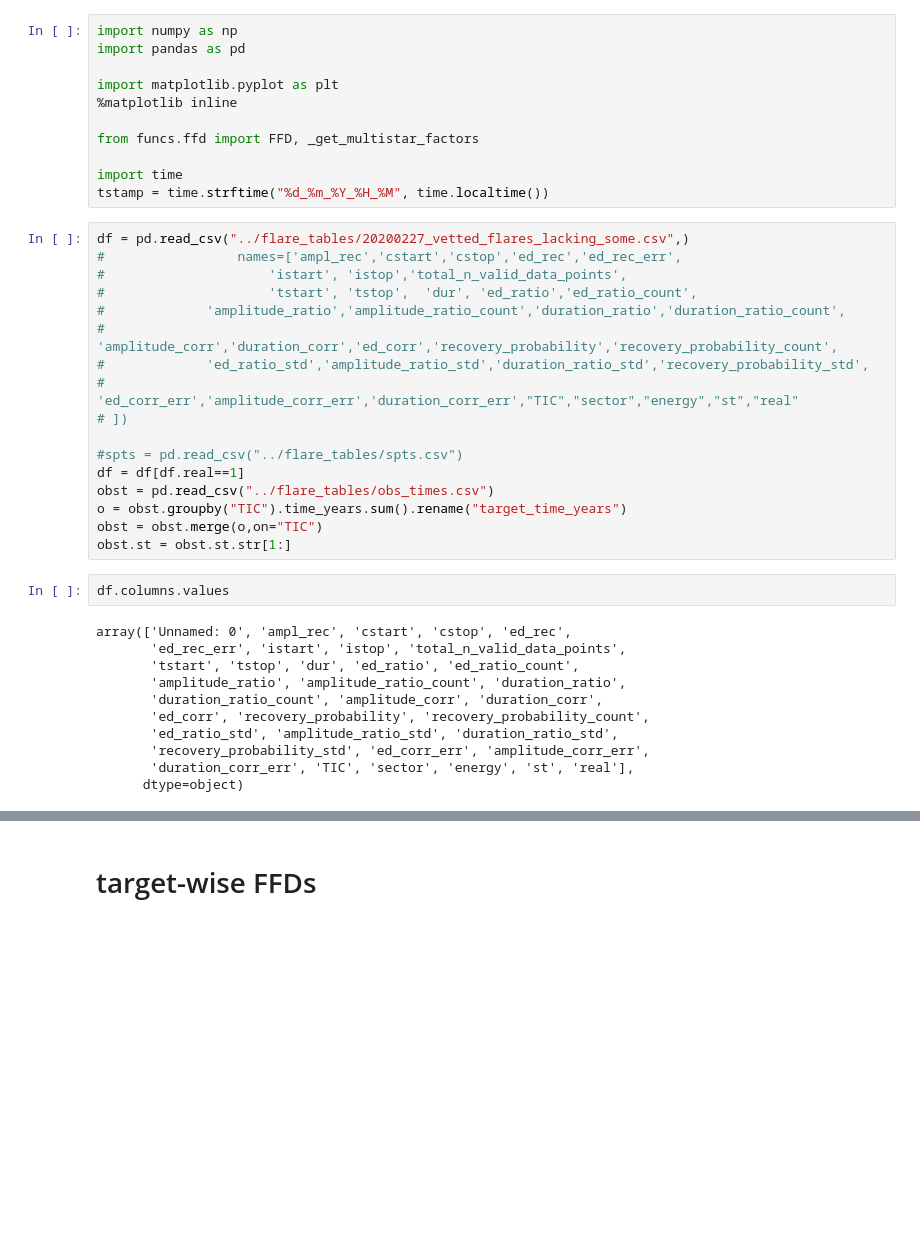
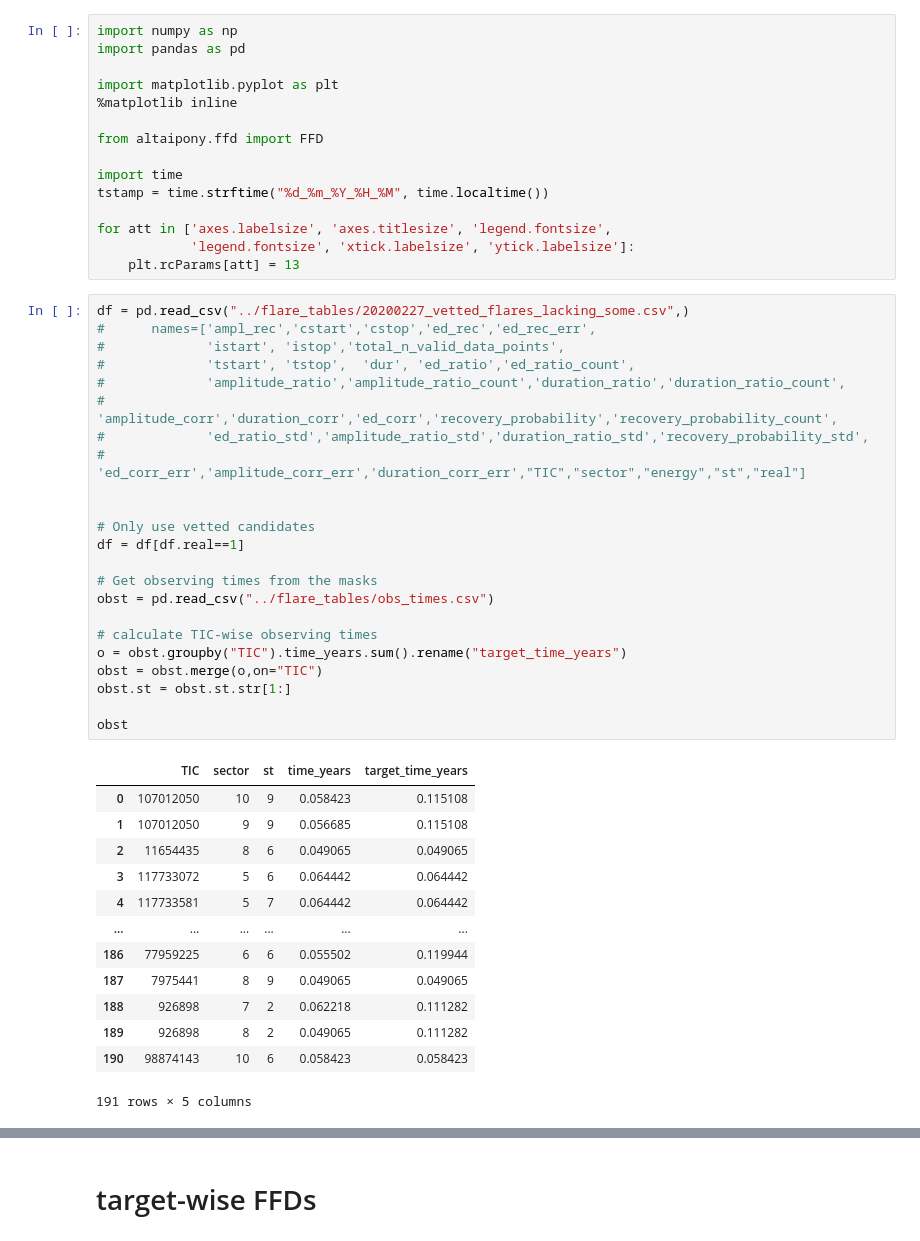
Before and after one commit to ekaterinailin/TESS_UCD_flares, a Jupyter notebook: notebook/NB5_post_analysis.ipynb, the cells around one changed output, grey strips where cells are left out. Cells and saved outputs as stored; diff of their text form; blank space fills up the shorter version.

```diff
--- a/notebook/NB5_post_analysis.ipynb
+++ b/notebook/NB5_post_analysis.ipynb
@@ -5,39 +5,50 @@ import pandas as pd
 import matplotlib.pyplot as plt
 %matplotlib inline
 
-from funcs.ffd import FFD, _get_multistar_factors
+from altaipony.ffd import FFD
 
 import time
 tstamp = time.strftime("%d_%m_%Y_%H_%M", time.localtime())
+
+for att in ['axes.labelsize', 'axes.titlesize', 'legend.fontsize',
+            'legend.fontsize', 'xtick.labelsize', 'ytick.labelsize']:
+    plt.rcParams[att] = 13
 # %%
 df = pd.read_csv("../flare_tables/20200227_vetted_flares_lacking_some.csv",)
-#                 names=['ampl_rec','cstart','cstop','ed_rec','ed_rec_err',
-#                     'istart', 'istop','total_n_valid_data_points',
-#                     'tstart', 'tstop',  'dur', 'ed_ratio','ed_ratio_count',
+#      names=['ampl_rec','cstart','cstop','ed_rec','ed_rec_err',
+#             'istart', 'istop','total_n_valid_data_points',
+#             'tstart', 'tstop',  'dur', 'ed_ratio','ed_ratio_count',
 #             'amplitude_ratio','amplitude_ratio_count','duration_ratio','duration_ratio_count',
 #             'amplitude_corr','duration_corr','ed_corr','recovery_probability','recovery_probability_count',
 #             'ed_ratio_std','amplitude_ratio_std','duration_ratio_std','recovery_probability_std',
-#             'ed_corr_err','amplitude_corr_err','duration_corr_err',"TIC","sector","energy","st","real"
-# ])
+#             'ed_corr_err','amplitude_corr_err','duration_corr_err',"TIC","sector","energy","st","real"]
 
-#spts = pd.read_csv("../flare_tables/spts.csv")
+
+# Only use vetted candidates
 df = df[df.real==1]
+
+# Get observing times from the masks
 obst = pd.read_csv("../flare_tables/obs_times.csv")
+
+# calculate TIC-wise observing times
 o = obst.groupby("TIC").time_years.sum().rename("target_time_years")
 obst = obst.merge(o,on="TIC")
 obst.st = obst.st.str[1:]
+
+obst
+# %% [output]
+|  | TIC | sector | st | time_years | target_time_years |
+| 0 | 107012050 | 10 | 9 | 0.058423 | 0.115108 |
+| 1 | 107012050 | 9 | 9 | 0.056685 | 0.115108 |
+| 2 | 11654435 | 8 | 6 | 0.049065 | 0.049065 |
+| 3 | 117733072 | 5 | 6 | 0.064442 | 0.064442 |
+| 4 | 117733581 | 5 | 7 | 0.064442 | 0.064442 |
+| ... | ... | ... | ... | ... | ... |
+| 186 | 77959225 | 6 | 6 | 0.055502 | 0.119944 |
+| 187 | 7975441 | 8 | 9 | 0.049065 | 0.049065 |
+| 188 | 926898 | 7 | 2 | 0.062218 | 0.111282 |
+| 189 | 926898 | 8 | 2 | 0.049065 | 0.111282 |
+| 190 | 98874143 | 10 | 6 | 0.058423 | 0.058423 |
+191 rows × 5 columns
-# %%
-df.columns.values
-# %% [output]
-array(['Unnamed: 0', 'ampl_rec', 'cstart', 'cstop', 'ed_rec',
-       'ed_rec_err', 'istart', 'istop', 'total_n_valid_data_points',
-       'tstart', 'tstop', 'dur', 'ed_ratio', 'ed_ratio_count',
-       'amplitude_ratio', 'amplitude_ratio_count', 'duration_ratio',
-       'duration_ratio_count', 'amplitude_corr', 'duration_corr',
-       'ed_corr', 'recovery_probability', 'recovery_probability_count',
-       'ed_ratio_std', 'amplitude_ratio_std', 'duration_ratio_std',
-       'recovery_probability_std', 'ed_corr_err', 'amplitude_corr_err',
-       'duration_corr_err', 'TIC', 'sector', 'energy', 'st', 'real'],
-      dtype=object)
 # %%
 sttobs = obst.groupby("TIC").first().groupby("st").target_time_years.sum()
```
Also changed, not shown: parts of 36 cells of this notebook, 2 other files.
